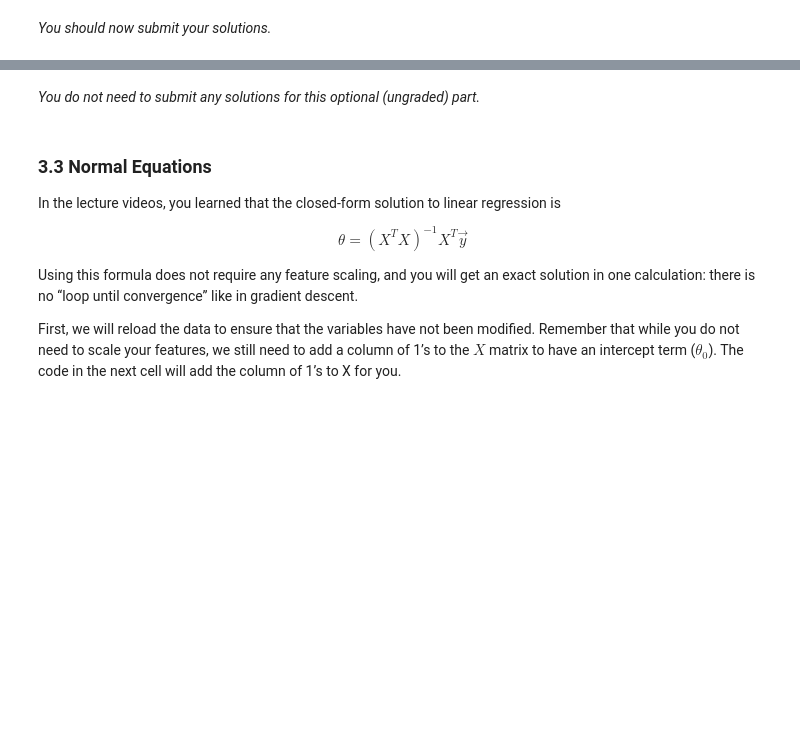
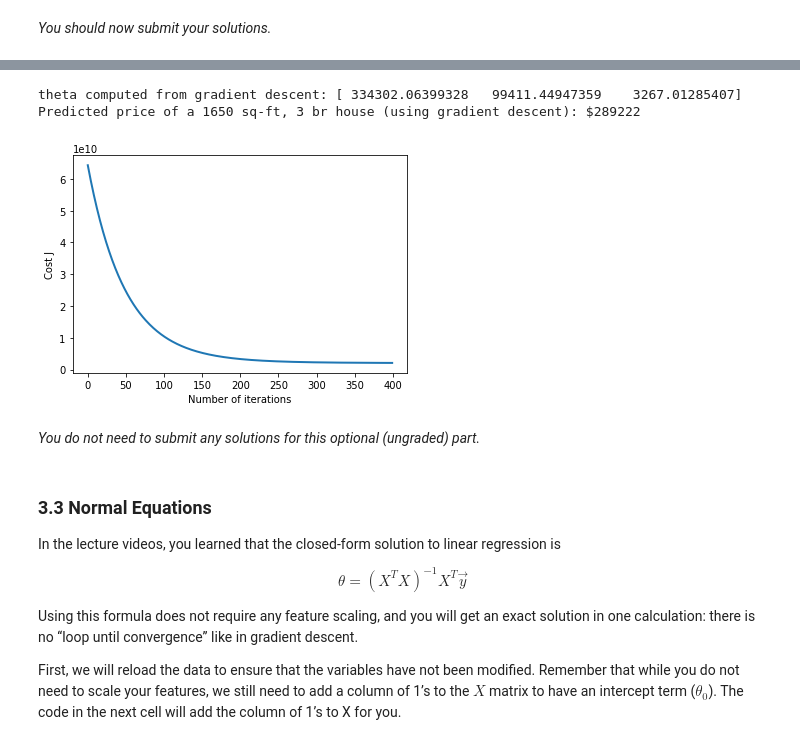
Before and after one commit to ishivvers/ml-coursera-python-assignments, a Jupyter notebook: Exercise1/exercise1.ipynb, the cells around one changed output, grey strips where cells are left out. Saved outputs shown, nothing was run; the diff lists cells and outputs as text; code cells hidden in the pictures; blank space fills up the shorter version.

```diff
--- a/Exercise1/exercise1.ipynb
+++ b/Exercise1/exercise1.ipynb
@@ -638,6 +652,8 @@ def  featureNormalize(X):
     -------
     X_norm : array_like
         The normalized dataset of shape (m x n).
+    mu, sigma: float
+        The mean and standard deviation of X
 
     Instructions
     ------------
@@ -648,20 +664,16 @@ def  featureNormalize(X):
     in sigma.
 
     Note that X is a matrix where each column is a feature and each row is
-    an example. You needto perform the normalization separately for each feature.
+    an example. You need to perform the normalization separately for each feature.
 
     Hint
     ----
     You might find the 'np.mean' and 'np.std' functions useful.
     """
-    # You need to set these values correctly
-    X_norm = X.copy()
-    mu = np.zeros(X.shape[1])
-    sigma = np.zeros(X.shape[1])
-
     # =========================== YOUR CODE HERE =====================
-
-
+    mu = np.mean(X, axis=0)
+    sigma = np.std(X, axis=0)
+    X_norm = (X.copy() - mu) / sigma
     # ================================================================
     return X_norm, mu, sigma
 # %% [markdown]
@@ -794,24 +829,7 @@ def gradientDescentMulti(X, y, theta, alpha, num_iters):
     While debugging, it can be useful to print out the values of
     the cost function (computeCost) and gradient here.
     """
-    # Initialize some useful values
-    m = y.shape[0] # number of training examples
-
-    # make a copy of theta, which will be updated by gradient descent
-    theta = theta.copy()
-
-    J_history = []
-
-    for i in range(num_iters):
-        # ======================= YOUR CODE HERE ==========================
-
-
-        # =================================================================
-
-        # save the cost J in every iteration
-        J_history.append(computeCostMulti(X, y, theta))
-
-    return theta, J_history
+    return gradientDescent(X, y, theta, alpha, num_iters)
 # %% [markdown]
 *You should now submit your solutions.*
 # %%
@@ -863,36 +896,42 @@ alpha and see which one gives you the best result.
 Finally, you should complete the code at the end to predict the price
 of a 1650 sq-ft, 3 br house.
 
 Hint
 ----
 At prediction, make sure you do the same feature normalization.
 """
 # Choose some alpha value - change this
-alpha = 0.1
+alpha = 0.01
 num_iters = 400
 
 # init theta and run gradient descent
 theta = np.zeros(3)
 theta, J_history = gradientDescentMulti(X, y, theta, alpha, num_iters)
 
 # Plot the convergence graph
 pyplot.plot(np.arange(len(J_history)), J_history, lw=2)
 pyplot.xlabel('Number of iterations')
 pyplot.ylabel('Cost J')
 
 # Display the gradient descent's result
 print('theta computed from gradient descent: {:s}'.format(str(theta)))
 
 # Estimate the price of a 1650 sq-ft, 3 br house
 # ======================= YOUR CODE HERE ===========================
 # Recall that the first column of X is all-ones.
 # Thus, it does not need to be normalized.
-
-price = 0   # You should change this
+x = np.array([1650, 3])
+x = (x - mu) / sigma
+x = np.concatenate(([1, ], x))
+price = np.dot(theta.T, x)
 
 # ===================================================================
 
 print('Predicted price of a 1650 sq-ft, 3 br house (using gradient descent): ${:.0f}'.format(price))
+# %% [output]
+theta computed from gradient descent: [ 334302.06399328   99411.44947359    3267.01285407]
+Predicted price of a 1650 sq-ft, 3 br house (using gradient descent): $289222
+[figure, added]
 # %% [markdown]
 *You do not need to submit any solutions for this optional (ungraded) part.*
 # %% [markdown]
```
Also changed, not shown: parts of 13 cells of this notebook, 1 other file.
